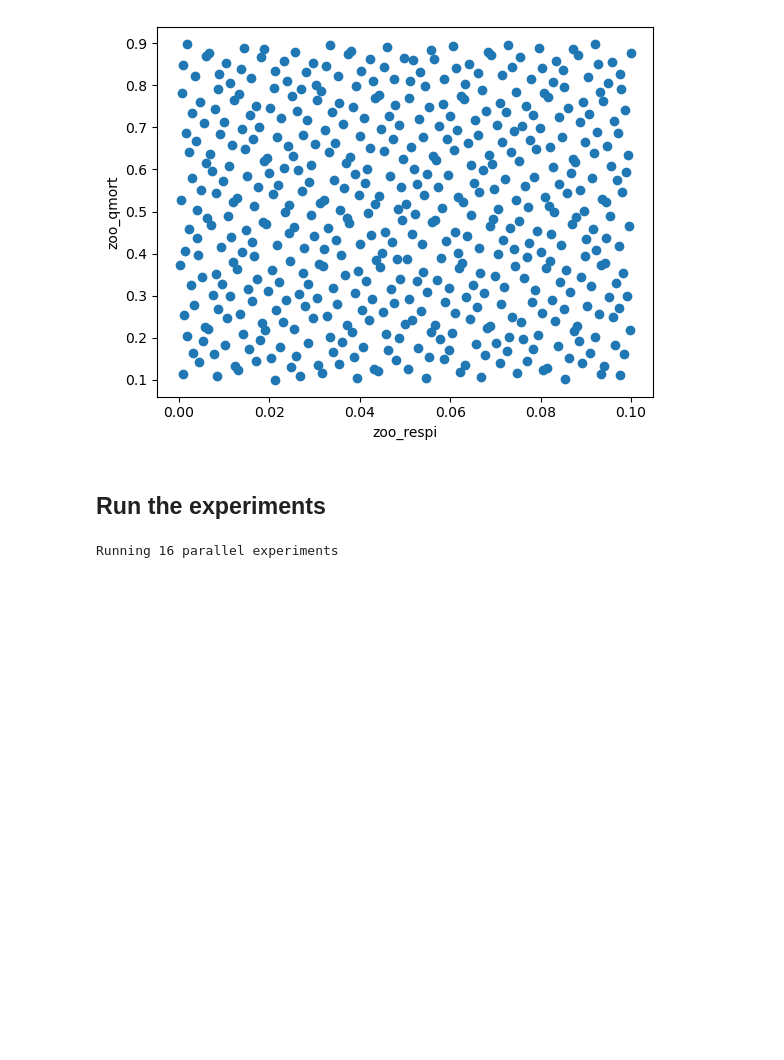
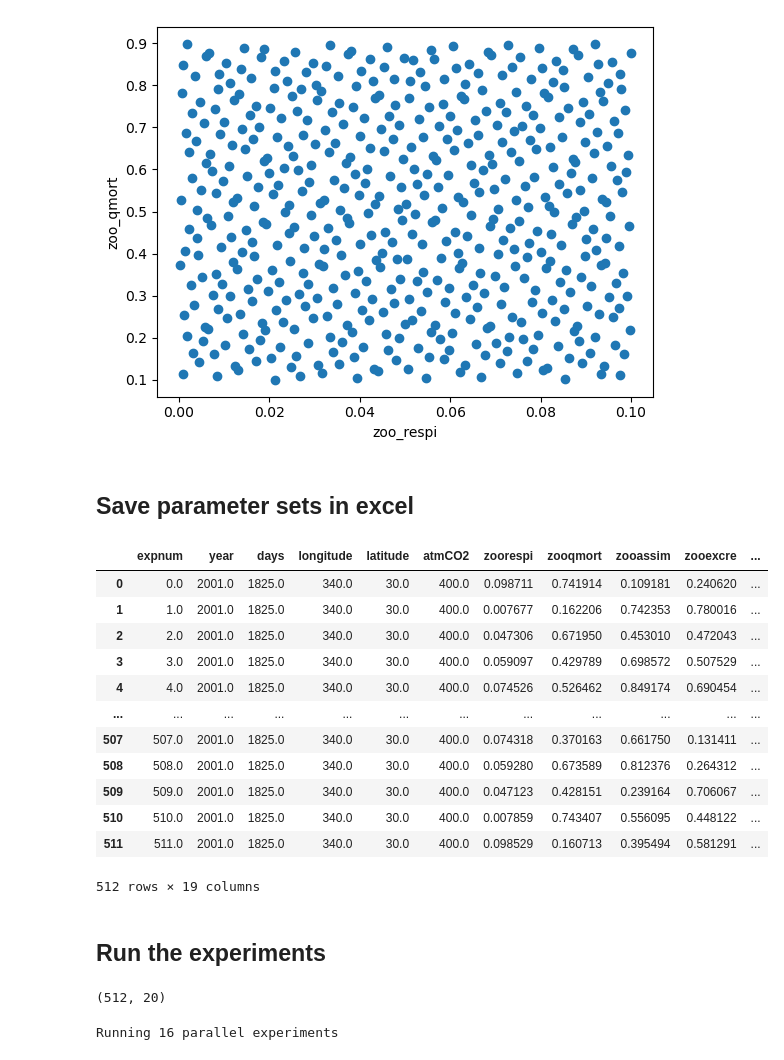
Before and after one commit to pearseb/py-WOMBAT, a Jupyter notebook: lite/run_grazing.ipynb, the cells around one changed output. Saved outputs shown, nothing was run; the diff lists cells and outputs as text; code cells hidden in the pictures; blank space fills up the shorter version.

```diff
--- a/lite/run_grazing.ipynb
+++ b/lite/run_grazing.ipynb
@@ -98,16 +98,52 @@ plt.xlabel(param_ranges['var'][0])
 plt.ylabel(param_ranges['var'][1])
 
 ### Define the other inputs to the model
+'''
+Polar Southern = 1E, 65S
+Westerlies Southern = 20E, 45S
+Tropical Pacific = 235E, Eq
+Westerlies Atlantic = 340E, 30N
+'''
+
 year = 2001
 days = 365*5
-lon = 230.0
-lat = -50.0
+lon = 340.0
+lat = 30.0
 atm_co2 = 400.0
-grazform = 1
+grazform = 2
 
 info = np.array([year, days, lon, lat, atm_co2])
 info = np.repeat(info[np.newaxis, :], 512, axis=0).T
+# Add year, daylength, longitude, latitude and atmospheric CO2
 param_sample = np.insert(param_sample, 0, info, axis=1)
+# Add grazing formulation
 param_sample = np.insert(param_sample, 16, grazform, axis=1)
+# Add experiment number
+param_sample = np.insert(param_sample, 0, np.arange(0,512,1, dtype=int), axis=1)
 # %% [output]
 [figure]
+# %% [markdown]
+## Save parameter sets in excel
+# %%
+names = ["expnum", "year", "days", "longitude", "latitude", "atmCO2",
+         "zoorespi", "zooqmort", "zooassim", "zooexcre", "zoogrz",
+         "zooepsmin", "zooepsmax", "zooepsmid", "zooepsrat",
+         "zooinerti", "zooprefdet", "grazform", "detrem", "w0"]
+
+paramsets = pd.DataFrame(param_sample, columns=names)
+paramsets = paramsets.drop(columns=["grazform"])
+paramsets
+# %% [output]
+|  | expnum | year | days | longitude | latitude | atmCO2 | zoorespi | zooqmort | zooassim | zooexcre | ... |
+| 0 | 0.0 | 2001.0 | 1825.0 | 340.0 | 30.0 | 400.0 | 0.098711 | 0.741914 | 0.109181 | 0.240620 | ... |
+| 1 | 1.0 | 2001.0 | 1825.0 | 340.0 | 30.0 | 400.0 | 0.007677 | 0.162206 | 0.742353 | 0.780016 | ... |
+| 2 | 2.0 | 2001.0 | 1825.0 | 340.0 | 30.0 | 400.0 | 0.047306 | 0.671950 | 0.453010 | 0.472043 | ... |
+| 3 | 3.0 | 2001.0 | 1825.0 | 340.0 | 30.0 | 400.0 | 0.059097 | 0.429789 | 0.698572 | 0.507529 | ... |
+| 4 | 4.0 | 2001.0 | 1825.0 | 340.0 | 30.0 | 400.0 | 0.074526 | 0.526462 | 0.849174 | 0.690454 | ... |
+| ... | ... | ... | ... | ... | ... | ... | ... | ... | ... | ... | ... |
+| 507 | 507.0 | 2001.0 | 1825.0 | 340.0 | 30.0 | 400.0 | 0.074318 | 0.370163 | 0.661750 | 0.131411 | ... |
+| 508 | 508.0 | 2001.0 | 1825.0 | 340.0 | 30.0 | 400.0 | 0.059280 | 0.673589 | 0.812376 | 0.264312 | ... |
+| 509 | 509.0 | 2001.0 | 1825.0 | 340.0 | 30.0 | 400.0 | 0.047123 | 0.428151 | 0.239164 | 0.706067 | ... |
+| 510 | 510.0 | 2001.0 | 1825.0 | 340.0 | 30.0 | 400.0 | 0.007859 | 0.743407 | 0.556095 | 0.448122 | ... |
+| 511 | 511.0 | 2001.0 | 1825.0 | 340.0 | 30.0 | 400.0 | 0.098529 | 0.160713 | 0.395494 | 0.581291 | ... |
+512 rows × 19 columns
@@ -135,5 +173,23 @@ def run_experiment(exp):
 
     logging.info(f"Process {multiprocessing.current_process().pid} finished at {datetime.now()}")
     logging.info(f"✅ Experiment Complete: {exp}")
+# %%
+### Cut out the experiments already run
+done = set()
+for fn in os.listdir(OUTPUT_DIR):
+    if "exp" in fn and fn.endswith(".nc"):
+            try:
+                # Extract the experiment number
+                exp_str = fn.split("exp")[-1].split(".nc")[0]
+                expnum = int(exp_str)
+                done.add(expnum)
+            except ValueError:
+                # In case conversion fails, skip this file
+                continue
+
+param_sample_todo = [exp for exp in param_sample if exp[0] not in done]
+np.shape(param_sample_todo)
+# %% [output]
+(512, 20)
 # %%
 # Run experiments in parallel using multiprocessing
```
Also changed, not shown: parts of 4 cells of this notebook, 2 other files.
